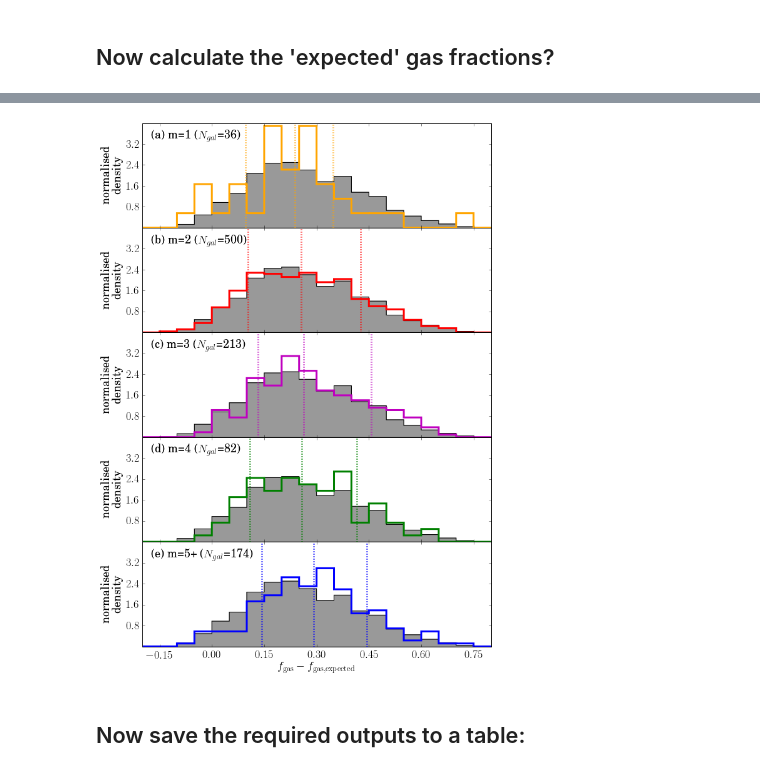
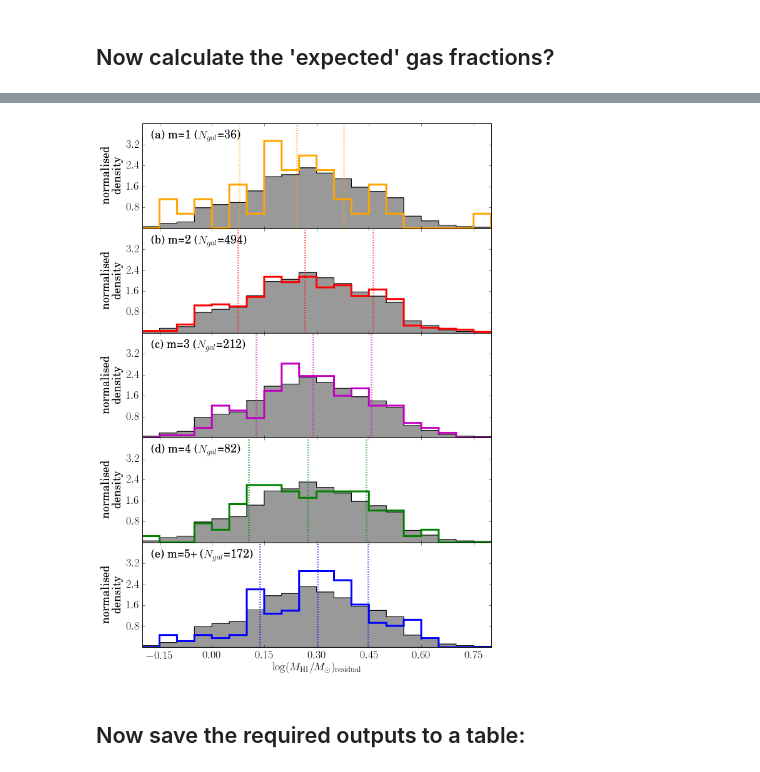
Before and after one commit to RossHart/Gas-SF, a Jupyter notebook: SF/Gas/gas_plots.ipynb, the cells around one changed output, grey strips where cells are left out. Cells and saved outputs as stored; diff of their text form; code cells hidden in the pictures.

```diff
--- a/SF/Gas/gas_plots.ipynb
+++ b/SF/Gas/gas_plots.ipynb
@@ -290,19 +327,16 @@ def histogram_stack(x,m_x,bins,x_reference=None,x_weights=None,reference_weights
 
     return fig, axarr
 # %%
+gas_mass = a70_data['loghimass']
+gas_fraction = gas_mass - mass
+gas_residual = gas_fraction - linear_function(mass,*p)
+
 completeness_limit = mass_limit_from_redshift(0.05)
-mass_complete_a70 = gas_mass >= completeness_limit
+mass_complete_a70 = (gas_mass >= completeness_limit)
 
-in_sample = ((samples['in_spiral']) &
-             (samples['axial_ok']) &
-             (samples['in_mass_limit']))
-
-in_ml = (samples['in_mass_limit']) & (mass_complete_a70)
-
-gas_excess = gas_fraction - linear_function(mass,*p)
-
-print('{} spiral galaxies'.format(np.sum(in_sample)))
-
-sample_w_gas = (in_sample) & (mass_complete_a70)
-print('--> {} have a70 detections'.format(np.sum(sample_w_gas)))
+spirals_w_gas = ((samples['in_spiral']) &
+                (samples['axial_ok']) &
+                (mass_complete_a70) &
+                (samples['in_mass_limit']))
+print('--> {} have a70 detections'.format(np.sum(spirals_w_gas)))
 # %% [output]
@@ -311,15 +348,19 @@ print('--> {} have a70 detections'.format(np.sum(sample_w_gas)))
 # %%
-x = gas_excess[sample_w_gas]
-m_x = samples['m'][sample_w_gas]
+x = gas_excess[spirals_w_gas]
+m_x = samples['m'][spirals_w_gas]
 bins = np.linspace(-0.2,0.8,21)
-x_reference = gas_excess[(has_a70) & (in_ml)]
+x_reference = gas_excess[spirals_w_gas]
+x_weights = vmax_weights[spirals_w_gas]
+reference_weights = vmax_weights[spirals_w_gas]
 
-fig, axarr = histogram_stack(x,m_x,bins,x_reference,plot_percentiles=True,ylims=(0,4))
-axarr[-1].set_xlabel('$f_\mathrm{gas} - f_\mathrm{gas,expected}$')
+fig, axarr = histogram_stack(x,m_x,bins,x_reference,plot_percentiles=True,ylims=(0,4))#,
+                             #x_weights=x_weights,reference_weights=reference_weights)
 
-plt.savefig('../output_figures/gas_excess.pdf')
+plt.xlabel('$\log(M_\mathrm{HI}/M_\odot)_\mathrm{residual}$')
+
+plt.savefig('../output_figures/gas_residual.pdf')
 # %% [output]
-[figure, old version]
+[figure, new version]
 # %% [markdown]
 ## Now save the required outputs to a table:
 # %%
```
Also changed, not shown: parts of 9 cells of this notebook, 8 other files.
